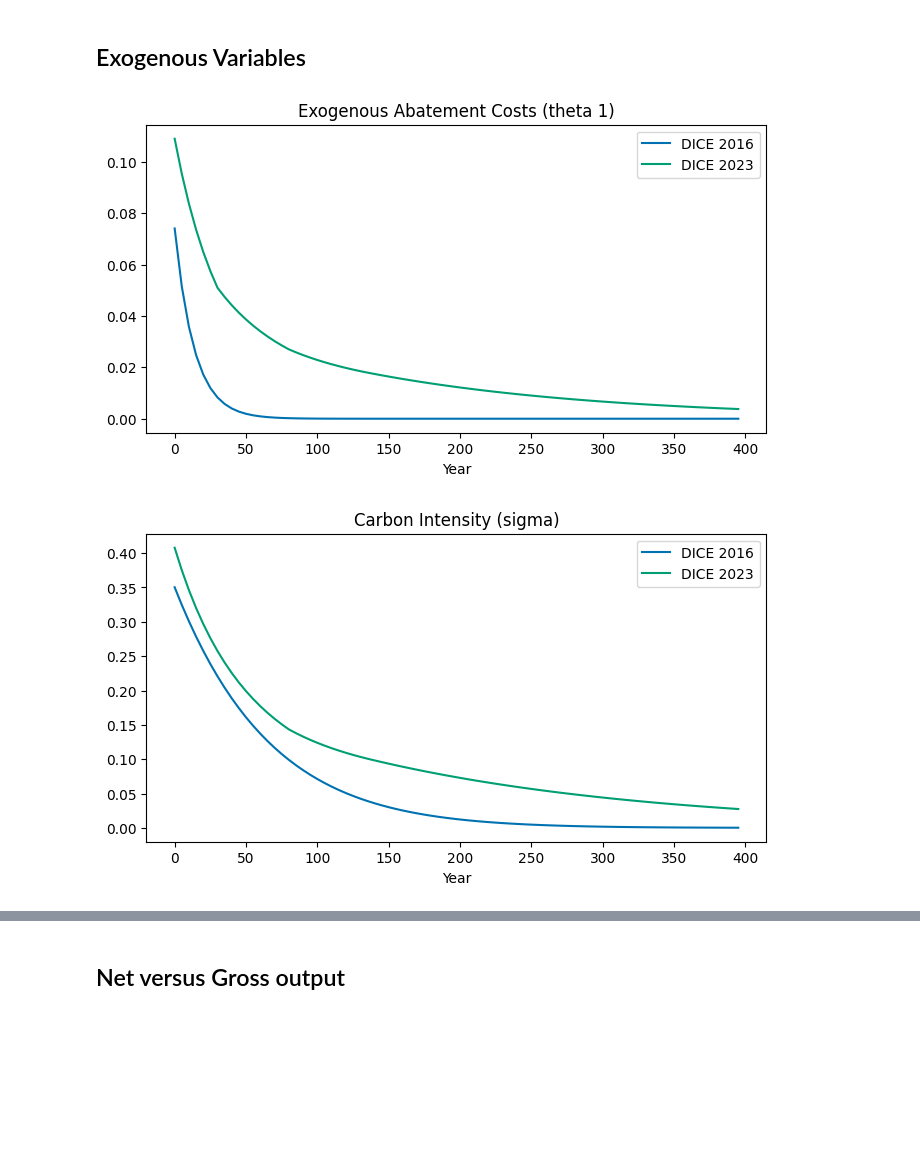
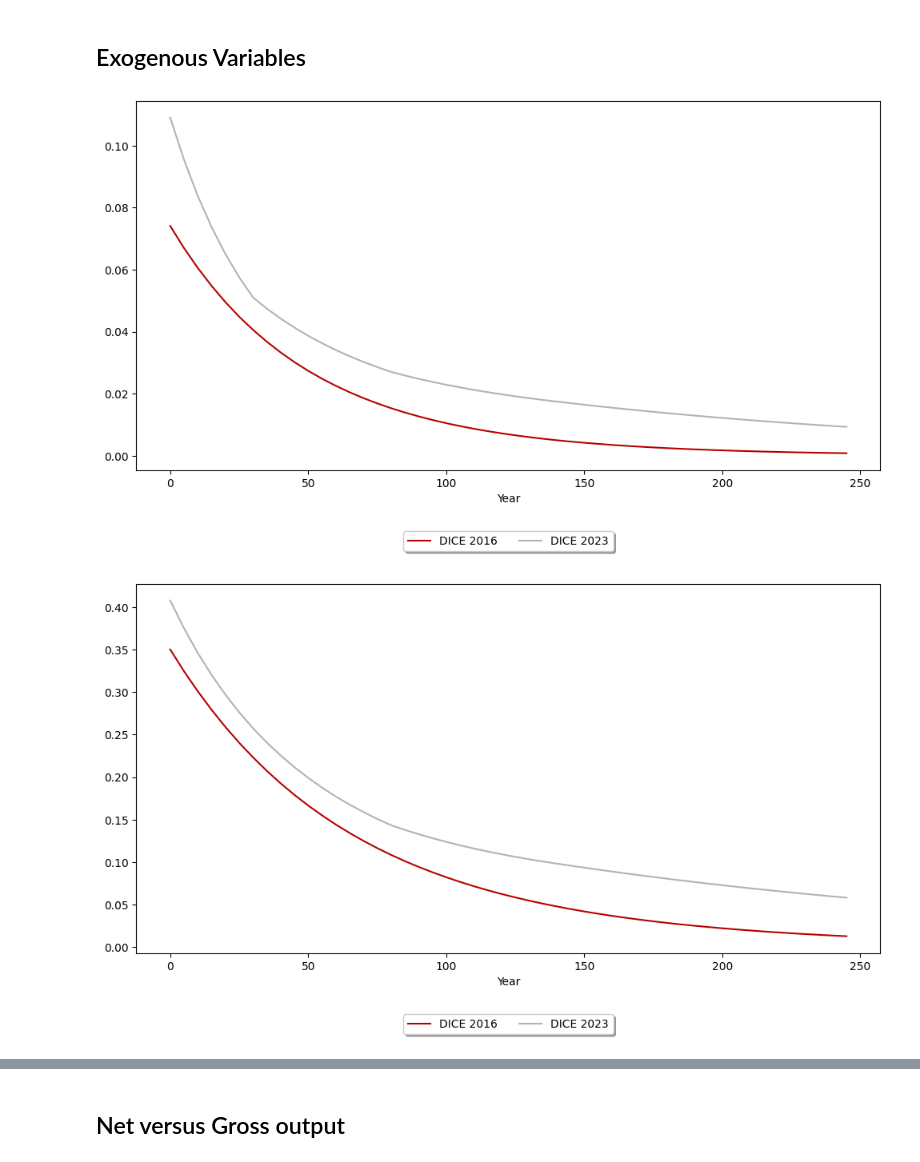
Before and after one commit to hermanvest/DNN-for-ACE, a Jupyter notebook: plotting/thesis_results.ipynb, the cells around one changed output, grey strips where cells are left out. Cells and saved outputs as stored; diff of their text form; code cells hidden in the pictures; blank space fills up the shorter version.

```diff
--- a/plotting/thesis_results.ipynb
+++ b/plotting/thesis_results.ipynb
@@ -61,7 +61,7 @@ csv_path2023 = 'plots/results/ACE_DICE2023/trajectories/csv/trajectory_data.csv'
 df2023 = load_csv(csv_path2023)
 print(df2023.head())
 
-num_time_steps = 80
+num_time_steps = 50
 year_labels = get_years(num_time_steps)
 # %% [output]
         k_t       M_1_t      M_2_t      M_3_t   tau_1_t   tau_2_t    t  \
@@ -441,33 +441,31 @@ plt.show()
 # %%
 abatementcosts2016 = env2016.equations_of_motion.theta_1.numpy()[:num_time_steps]
 abatementcosts2023 = env2023.equations_of_motion.theta_1.numpy()[:num_time_steps]
 
-plt.figure(figsize=(8, 4))
-plt.plot(year_labels, abatementcosts2016, label='DICE 2016')
-plt.plot(year_labels, abatementcosts2023, label='DICE 2023')
-plt.title('Exogenous Abatement Costs (theta 1)')
+plt.figure(figsize=(12, 6))
+plt.plot(year_labels, abatementcosts2016, label='DICE 2016', color = color_red)
+plt.plot(year_labels, abatementcosts2023, label='DICE 2023', color = color_gray)
 plt.xlabel('Year')
 plt.ylabel('')
-plt.legend()
+plt.legend(loc='upper center', bbox_to_anchor=(0.5, -0.15), fancybox=True, shadow=True, ncol=2)
 plt.grid(False)
 plt.show()
 # %% [output]
-[figure, old version]
+[figure, new version]
 # %%
 carbon_intensity2016 = env2016.equations_of_motion.sigma.numpy()[:num_time_steps]
 carbon_intensity2023 = env2023.equations_of_motion.sigma.numpy()[:num_time_steps]
 
-plt.figure(figsize=(8, 4))
-plt.plot(year_labels, carbon_intensity2016, label='DICE 2016')
-plt.plot(year_labels, carbon_intensity2023, label='DICE 2023')
-plt.title('Carbon Intensity (sigma)')
+plt.figure(figsize=(12, 6))
+plt.plot(year_labels, carbon_intensity2016, label='DICE 2016', color = color_red)
+plt.plot(year_labels, carbon_intensity2023, label='DICE 2023', color = color_gray)
 plt.xlabel('Year')
 plt.ylabel('')
-plt.legend()
+plt.legend(loc='upper center', bbox_to_anchor=(0.5, -0.15), fancybox=True, shadow=True, ncol=2)
 plt.grid(False)
 plt.show()
 # %% [output]
-[figure, old version]
+[figure, new version]
 # %%
 labor2016 = env2016.equations_of_motion.N_t.numpy()[:num_time_steps]
 labor2023 = env2023.equations_of_motion.N_t.numpy()[:num_time_steps]
```
Also changed, not shown: parts of 22 cells of this notebook, 42 other files.
